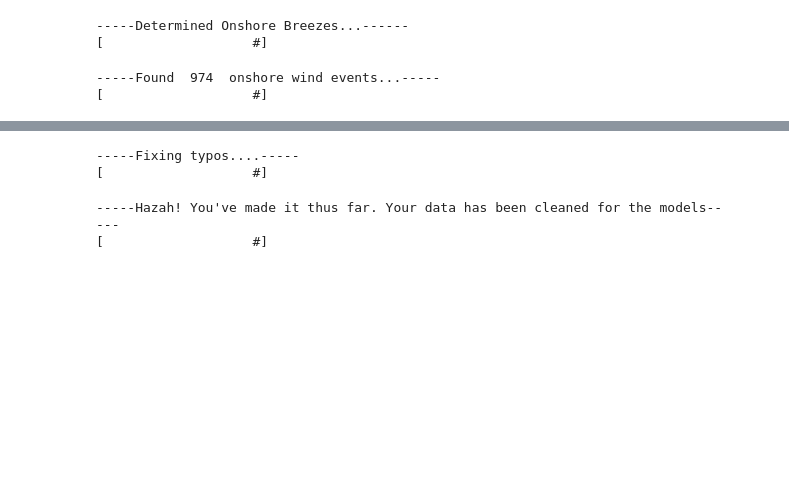
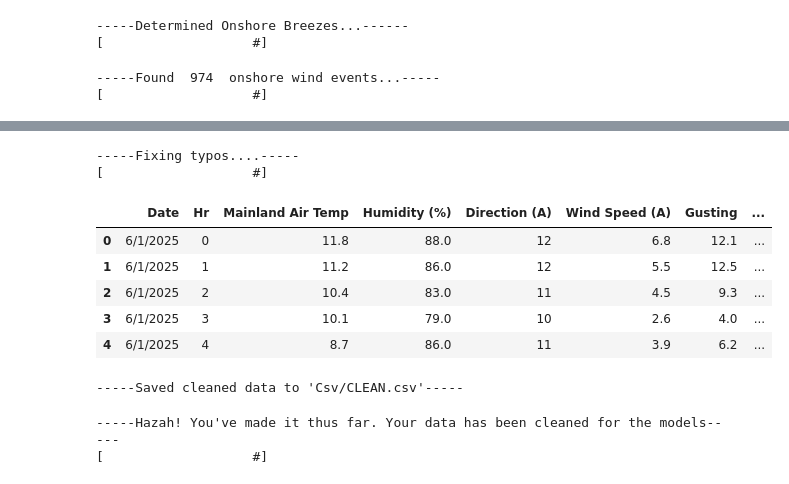
Before and after one commit to Krupamc/Research-2026-LSTM, a Jupyter notebook: Program/combined_program.ipynb, the cells around one changed output, grey strips where cells are left out. Drawn from its saved outputs; the diff is of its cells as text; code cells hidden in the pictures; blank space fills up the shorter version.

```diff
--- a/Program/combined_program.ipynb
+++ b/Program/combined_program.ipynb
@@ -222,17 +237,27 @@ bouncing_bar()
 # %%
 #drop the colomns
-untouched_csv.drop(['ocean_bool', 'big_wind', 'ocean_min1', 'ocean_min2', 'upwell_wind', 'ocean_min'], axis=1, inplace=True)
+untouched_csv.drop(['upwelling_sustained_drop_flag'], axis=1, inplace=True)
 untouched_csv = untouched_csv.dropna(how="all").reset_index(drop=True)
 print("-----Fixing typos....-----")
 bouncing_bar()
+untouched_csv.head()
 # %% [output]
 -----Fixing typos....-----
 [                   #]
+|  | Date | Hr | Mainland Air Temp | Humidity (%) | Direction (A) | Wind Speed (A) | Gusting | ... |
+| 0 | 6/1/2025 | 0 | 11.8 | 88.0 | 12 | 6.8 | 12.1 | ... |
+| 1 | 6/1/2025 | 1 | 11.2 | 86.0 | 12 | 5.5 | 12.5 | ... |
+| 2 | 6/1/2025 | 2 | 10.4 | 83.0 | 11 | 4.5 | 9.3 | ... |
+| 3 | 6/1/2025 | 3 | 10.1 | 79.0 | 10 | 2.6 | 4.0 | ... |
+| 4 | 6/1/2025 | 4 | 8.7 | 86.0 | 11 | 3.9 | 6.2 | ... |
 # %%
 #Save this data frame to a Finished csv
 #Removes first 24 hrs of data to remove NA's
 untouched_csv = untouched_csv[24:]
 untouched_csv.to_csv('Csv/CLEAN.csv', index=False)
+print("-----Saved cleaned data to 'Csv/CLEAN.csv'-----")
+# %% [output]
+-----Saved cleaned data to 'Csv/CLEAN.csv'-----
 # %%
 print()
 print()
```
Also changed, not shown: parts of 14 cells of this notebook, 6 other files.
